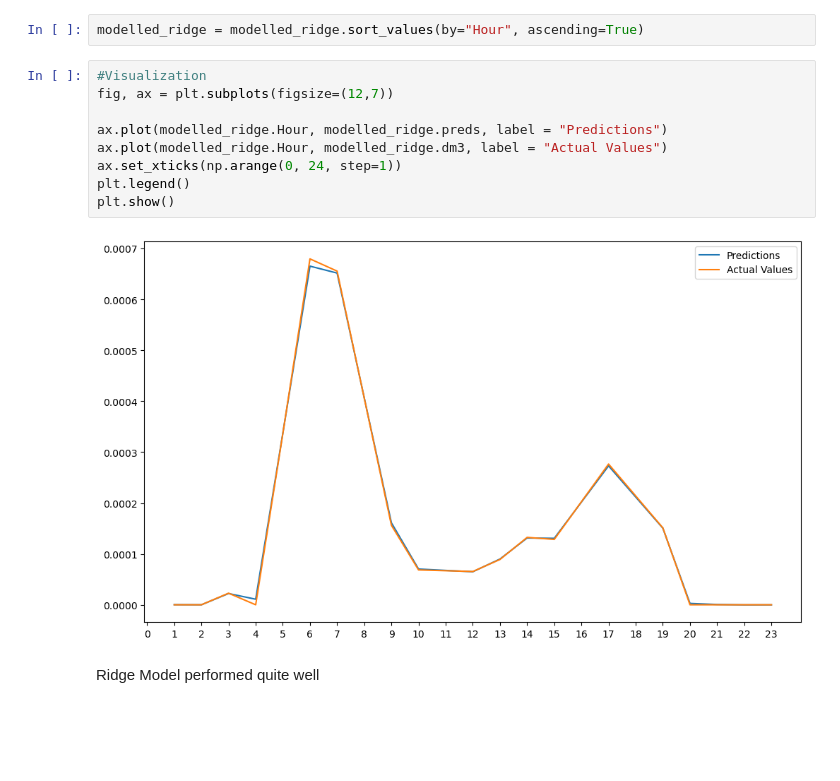
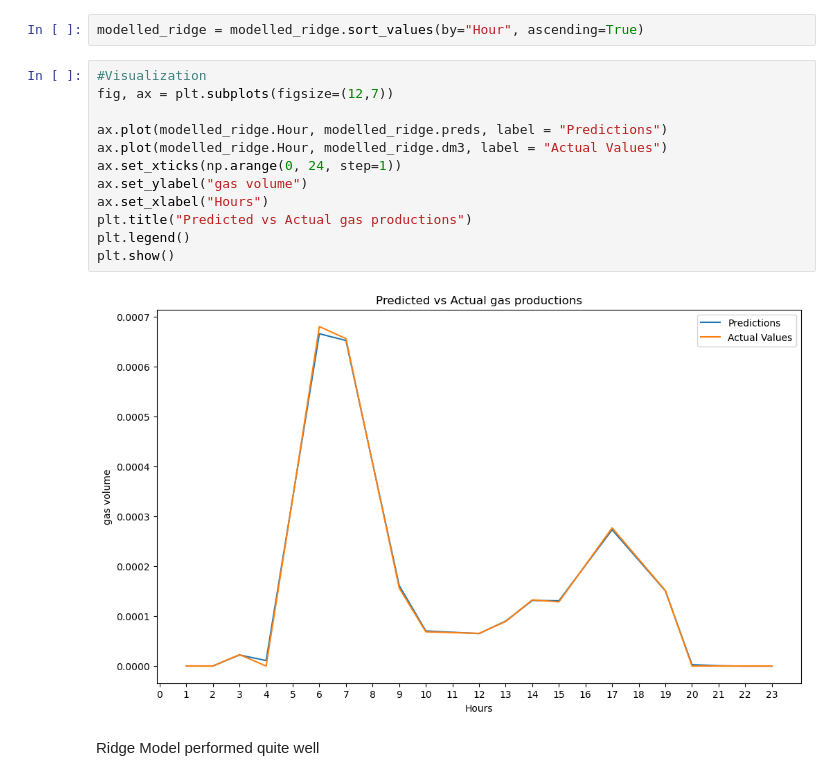
Before and after one commit to Nyotabenson/BGS, a Jupyter notebook: ridge_regression model.ipynb, the cells around one changed output. Drawn from its saved outputs; the diff is of its cells as text; blank space fills up the shorter version.

```diff
--- a/ridge_regression model.ipynb
+++ b/ridge_regression model.ipynb
@@ -235,14 +235,17 @@ modelled_ridge = modelled_ridge.sort_values(by="Hour", ascending=True)
 # %%
 #Visualization
 fig, ax = plt.subplots(figsize=(12,7))
 
 ax.plot(modelled_ridge.Hour, modelled_ridge.preds, label = "Predictions")
 ax.plot(modelled_ridge.Hour, modelled_ridge.dm3, label = "Actual Values")
 ax.set_xticks(np.arange(0, 24, step=1))
+ax.set_ylabel("gas volume")
+ax.set_xlabel("Hours")
+plt.title("Predicted vs Actual gas productions")
 plt.legend()
 plt.show()
 # %% [output]
-[figure, old version]
+[figure, new version]
 # %% [markdown]
 Ridge Model performed quite well
 # %% [markdown]
```
Also changed, not shown: parts of 18 cells of this notebook, 1 other file.
